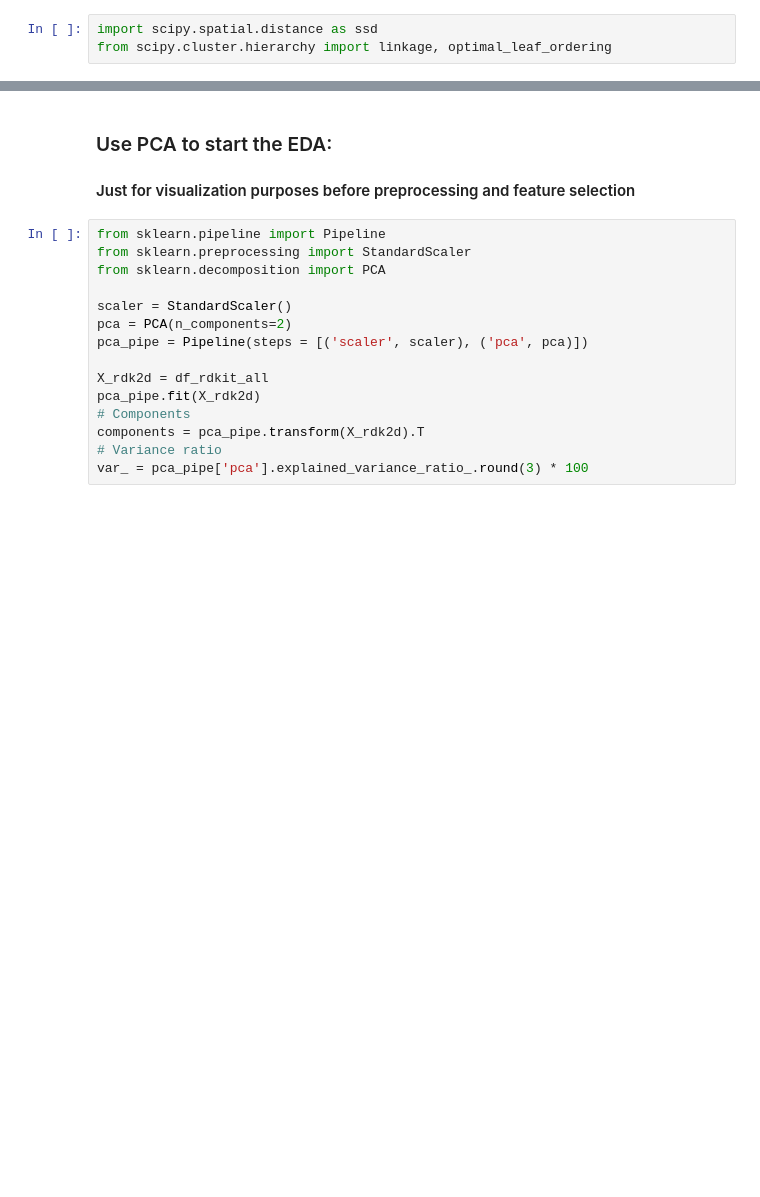
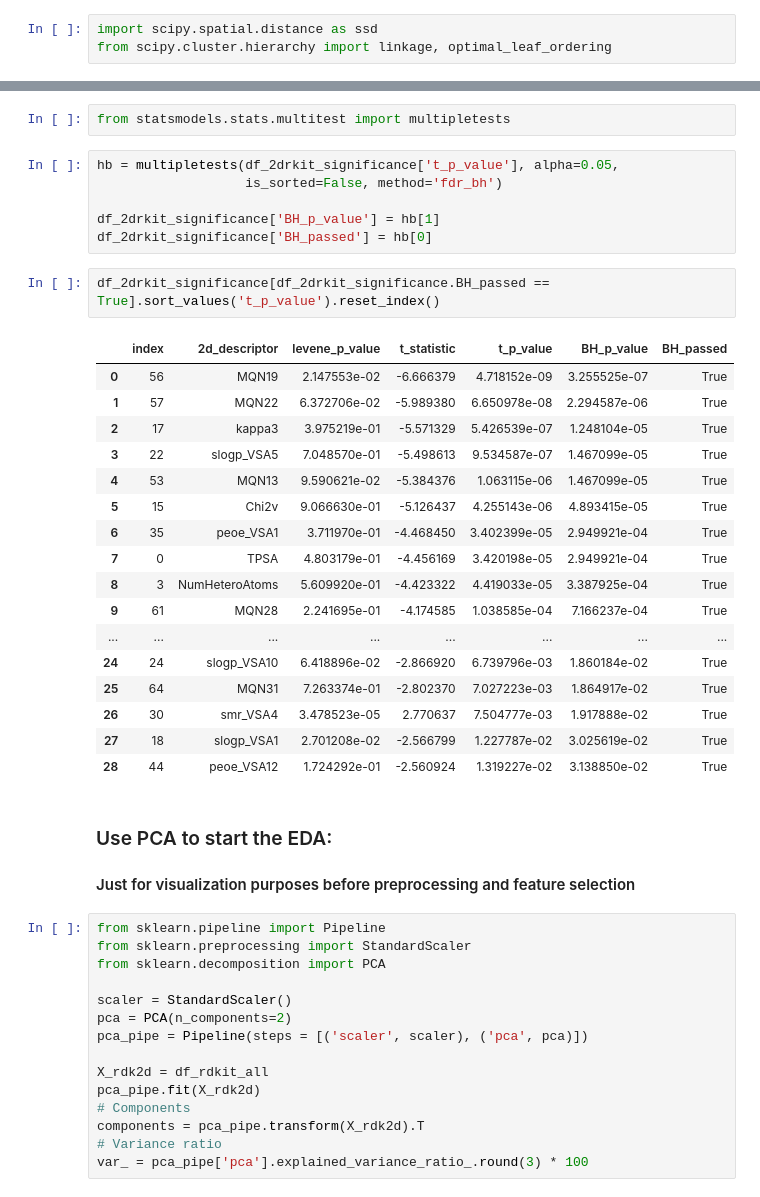
Before and after one commit to jRicciL/ERK2_notebooks, a Jupyter notebook: X_Reviewing_Fourches_work/7_2DRDKit_Analysis.ipynb, the cells around one changed output, grey strips where cells are left out. Drawn from its saved outputs; the diff is of its cells as text; blank space fills up the shorter version.

```diff
--- a/X_Reviewing_Fourches_work/7_2DRDKit_Analysis.ipynb
+++ b/X_Reviewing_Fourches_work/7_2DRDKit_Analysis.ipynb
@@ -358,3 +461,31 @@ plt.show()
+# %%
+from statsmodels.stats.multitest import multipletests
+# %%
+hb = multipletests(df_2drkit_significance['t_p_value'], alpha=0.05,
+                   is_sorted=False, method='fdr_bh')
+
+df_2drkit_significance['BH_p_value'] = hb[1]
+df_2drkit_significance['BH_passed'] = hb[0]
+# %%
+df_2drkit_significance[df_2drkit_significance.BH_passed == True].sort_values('t_p_value').reset_index()
+# %% [output]
+|  | index | 2d_descriptor | levene_p_value | t_statistic | t_p_value | BH_p_value | BH_passed |
+| 0 | 56 | MQN19 | 2.147553e-02 | -6.666379 | 4.718152e-09 | 3.255525e-07 | True |
+| 1 | 57 | MQN22 | 6.372706e-02 | -5.989380 | 6.650978e-08 | 2.294587e-06 | True |
+| 2 | 17 | kappa3 | 3.975219e-01 | -5.571329 | 5.426539e-07 | 1.248104e-05 | True |
+| 3 | 22 | slogp_VSA5 | 7.048570e-01 | -5.498613 | 9.534587e-07 | 1.467099e-05 | True |
+| 4 | 53 | MQN13 | 9.590621e-02 | -5.384376 | 1.063115e-06 | 1.467099e-05 | True |
+| 5 | 15 | Chi2v | 9.066630e-01 | -5.126437 | 4.255143e-06 | 4.893415e-05 | True |
+| 6 | 35 | peoe_VSA1 | 3.711970e-01 | -4.468450 | 3.402399e-05 | 2.949921e-04 | True |
+| 7 | 0 | TPSA | 4.803179e-01 | -4.456169 | 3.420198e-05 | 2.949921e-04 | True |
+| 8 | 3 | NumHeteroAtoms | 5.609920e-01 | -4.423322 | 4.419033e-05 | 3.387925e-04 | True |
+| 9 | 61 | MQN28 | 2.241695e-01 | -4.174585 | 1.038585e-04 | 7.166237e-04 | True |
+| ... | ... | ... | ... | ... | ... | ... | ... |
+| 24 | 24 | slogp_VSA10 | 6.418896e-02 | -2.866920 | 6.739796e-03 | 1.860184e-02 | True |
+| 25 | 64 | MQN31 | 7.263374e-01 | -2.802370 | 7.027223e-03 | 1.864917e-02 | True |
+| 26 | 30 | smr_VSA4 | 3.478523e-05 | 2.770637 | 7.504777e-03 | 1.917888e-02 | True |
+| 27 | 18 | slogp_VSA1 | 2.701208e-02 | -2.566799 | 1.227787e-02 | 3.025619e-02 | True |
+| 28 | 44 | peoe_VSA12 | 1.724292e-01 | -2.560924 | 1.319227e-02 | 3.138850e-02 | True |
 # %% [markdown]
 ### Use PCA to start the EDA:
 #### Just for visualization purposes before preprocessing and feature selection
```
Also changed, not shown: parts of 12 cells of this notebook.
